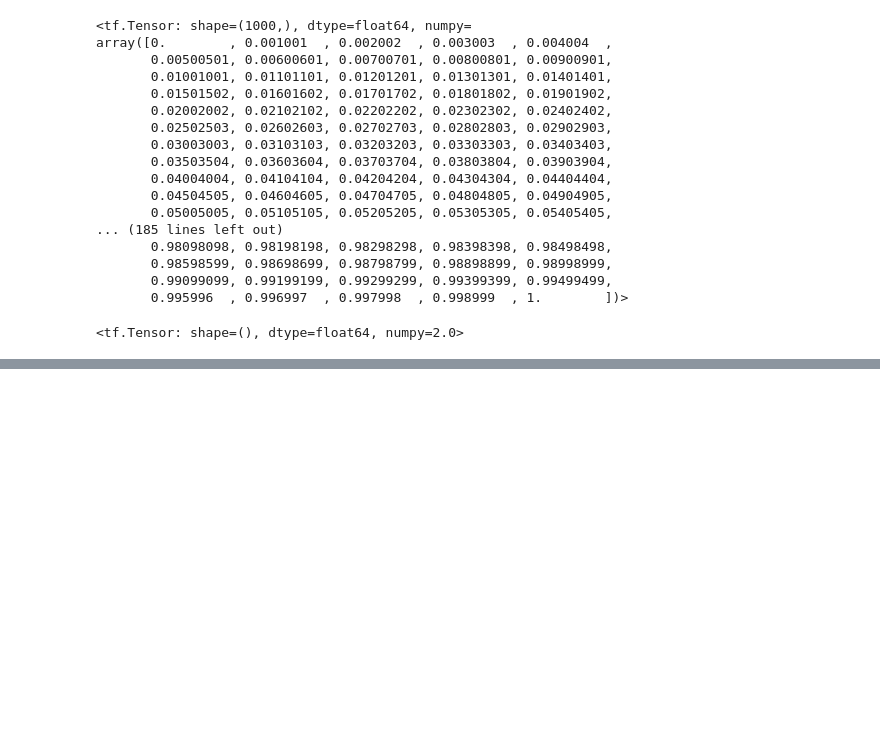
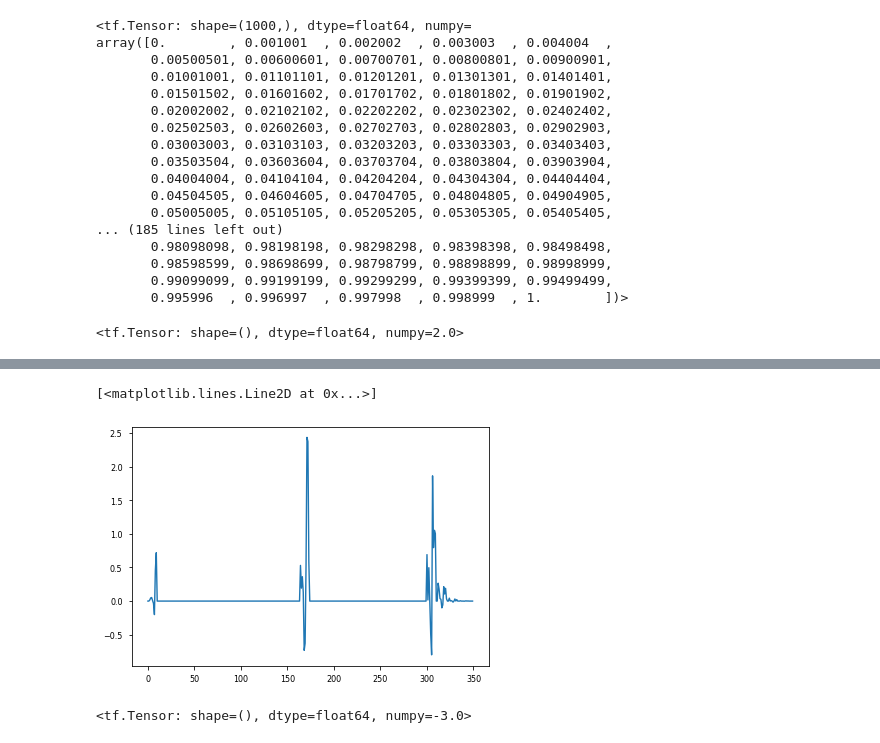
Before and after one commit to morgatron/spylind, a Jupyter notebook: spylind/working/autograd_test.ipynb, the cells around one changed output, grey strips where cells are left out. Cells and saved outputs as stored; diff of their text form; code cells hidden in the pictures; blank space fills up the shorter version.

```diff
--- a/spylind/working/autograd_test.ipynb
+++ b/spylind/working/autograd_test.ipynb
@@ -846,0 +941,9 @@ tf.reduce_sum(mask)
+# %%
+plot(grad.values)
+# %% [output]
+[<matplotlib.lines.Line2D at 0x...>]
+[figure, added]
+# %%
+tf.gather(yDrv, 8)
+# %% [output]
+<tf.Tensor: shape=(), dtype=float64, numpy=-3.0>
```
Also changed, not shown: parts of 9 cells of this notebook.
